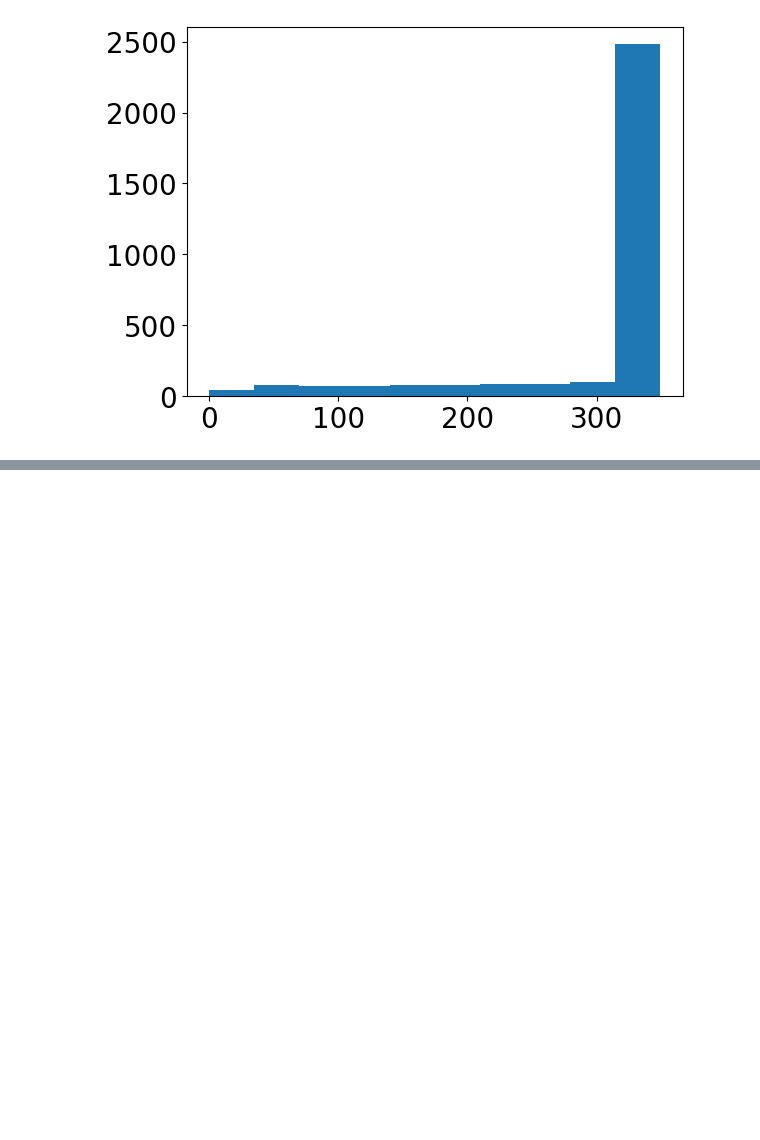
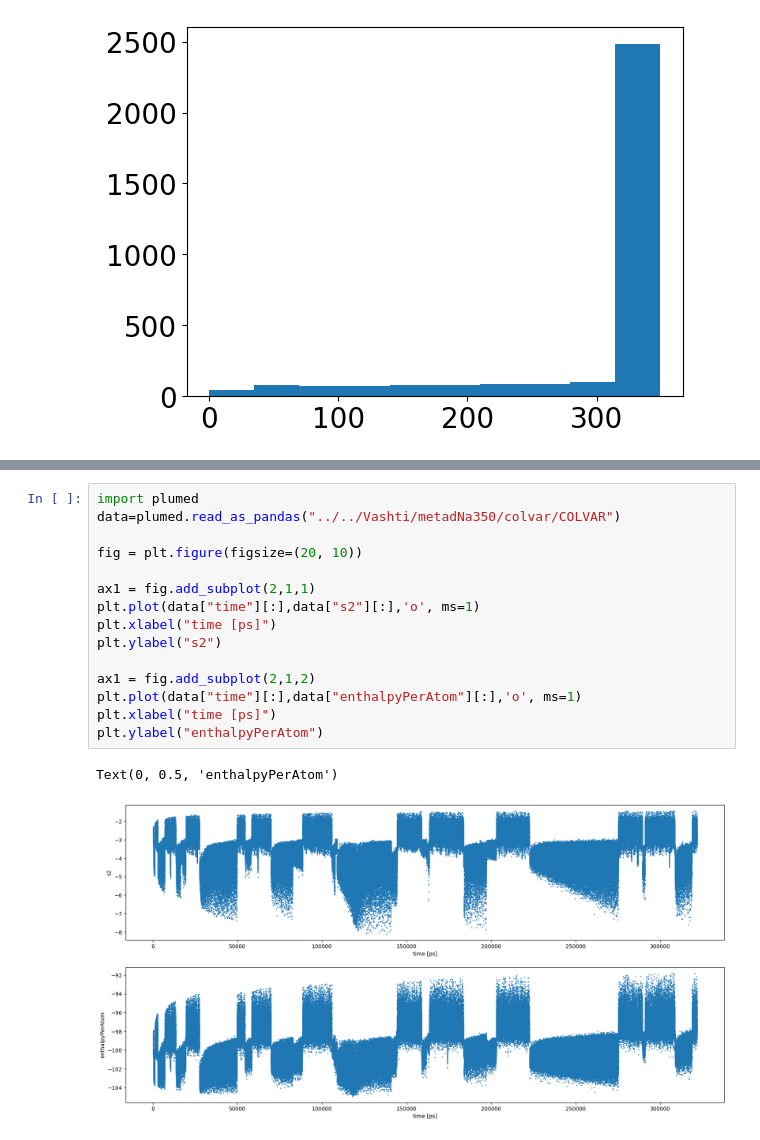
Before and after one commit to yaminbens/Proj23, a Jupyter notebook: Entropy-Enthalpy.ipynb, the cells around one changed output, grey strips where cells are left out. Drawn from its saved outputs; the diff is of its cells as text; blank space fills up the shorter version.

```diff
--- a/Entropy-Enthalpy.ipynb
+++ b/Entropy-Enthalpy.ipynb
@@ -215,0 +228,18 @@ Text(0, 0.5, 'DeltaF [kJ/mol]')
+# %%
+import plumed
+data=plumed.read_as_pandas("../../Vashti/metadNa350/colvar/COLVAR")
+
+fig = plt.figure(figsize=(20, 10))
+
+ax1 = fig.add_subplot(2,1,1)
+plt.plot(data["time"][:],data["s2"][:],'o', ms=1)
+plt.xlabel("time [ps]")
+plt.ylabel("s2")
+
+ax1 = fig.add_subplot(2,1,2)
+plt.plot(data["time"][:],data["enthalpyPerAtom"][:],'o', ms=1)
+plt.xlabel("time [ps]")
+plt.ylabel("enthalpyPerAtom")
+# %% [output]
+Text(0, 0.5, 'enthalpyPerAtom')
+[figure, added]
```
Also changed, not shown: parts of 6 cells of this notebook.
